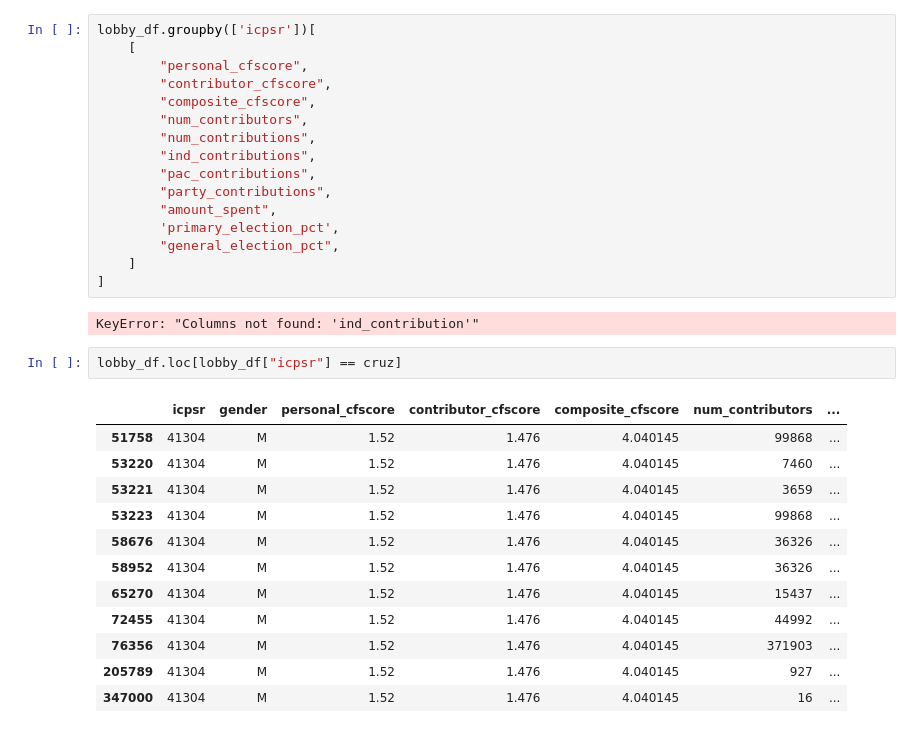
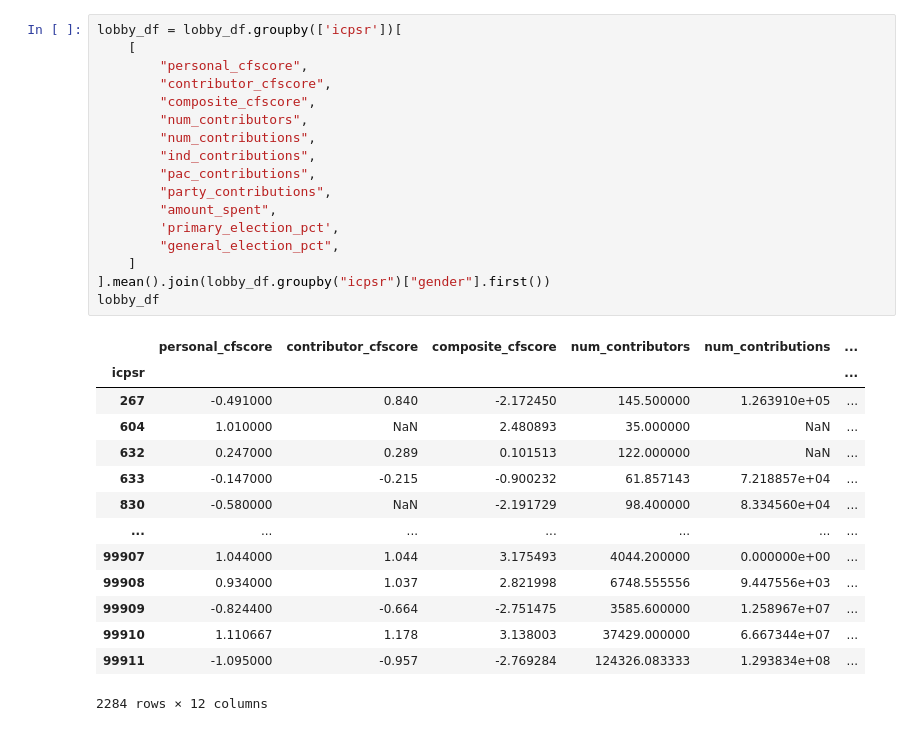
Before and after one commit to DeclanNelson178/stat5241_team_7, a Jupyter notebook: src/notebooks/donor.ipynb, the cells around one changed output. Cells and saved outputs as stored; diff of their text form.

```diff
--- a/src/notebooks/donor.ipynb
+++ b/src/notebooks/donor.ipynb
@@ -70,33 +87,32 @@ bernie, cruz
 # %%
-lobby_df.groupby(['icpsr'])[
+lobby_df = lobby_df.groupby(['icpsr'])[
     [
         "personal_cfscore",
         "contributor_cfscore",
         "composite_cfscore",
         "num_contributors",
         "num_contributions",
         "ind_contributions",
         "pac_contributions",
         "party_contributions",
         "amount_spent",
         'primary_election_pct',
         "general_election_pct",
     ]
-]
+].mean().join(lobby_df.groupby("icpsr")["gender"].first())
+lobby_df
 # %% [output]
+|  | personal_cfscore | contributor_cfscore | composite_cfscore | num_contributors | num_contributions | ... |
+| icpsr |  |  |  |  |  | ... |
+| 267 | -0.491000 | 0.840 | -2.172450 | 145.500000 | 1.263910e+05 | ... |
+| 604 | 1.010000 | NaN | 2.480893 | 35.000000 | NaN | ... |
+| 632 | 0.247000 | 0.289 | 0.101513 | 122.000000 | NaN | ... |
+| 633 | -0.147000 | -0.215 | -0.900232 | 61.857143 | 7.218857e+04 | ... |
+| 830 | -0.580000 | NaN | -2.191729 | 98.400000 | 8.334560e+04 | ... |
+| ... | ... | ... | ... | ... | ... | ... |
+| 99907 | 1.044000 | 1.044 | 3.175493 | 4044.200000 | 0.000000e+00 | ... |
+| 99908 | 0.934000 | 1.037 | 2.821998 | 6748.555556 | 9.447556e+03 | ... |
+| 99909 | -0.824400 | -0.664 | -2.751475 | 3585.600000 | 1.258967e+07 | ... |
+| 99910 | 1.110667 | 1.178 | 3.138003 | 37429.000000 | 6.667344e+07 | ... |
+| 99911 | -1.095000 | -0.957 | -2.769284 | 124326.083333 | 1.293834e+08 | ... |
-KeyError: "Columns not found: 'ind_contribution'"
+2284 rows × 12 columns
-# %%
-lobby_df.loc[lobby_df["icpsr"] == cruz]
-# %% [output]
-|  | icpsr | gender | personal_cfscore | contributor_cfscore | composite_cfscore | num_contributors | ... |
-| 51758 | 41304 | M | 1.52 | 1.476 | 4.040145 | 99868 | ... |
-| 53220 | 41304 | M | 1.52 | 1.476 | 4.040145 | 7460 | ... |
-| 53221 | 41304 | M | 1.52 | 1.476 | 4.040145 | 3659 | ... |
-| 53223 | 41304 | M | 1.52 | 1.476 | 4.040145 | 99868 | ... |
-| 58676 | 41304 | M | 1.52 | 1.476 | 4.040145 | 36326 | ... |
-| 58952 | 41304 | M | 1.52 | 1.476 | 4.040145 | 36326 | ... |
-| 65270 | 41304 | M | 1.52 | 1.476 | 4.040145 | 15437 | ... |
-| 72455 | 41304 | M | 1.52 | 1.476 | 4.040145 | 44992 | ... |
-| 76356 | 41304 | M | 1.52 | 1.476 | 4.040145 | 371903 | ... |
-| 205789 | 41304 | M | 1.52 | 1.476 | 4.040145 | 927 | ... |
-| 347000 | 41304 | M | 1.52 | 1.476 | 4.040145 | 16 | ... |
```
Also changed, not shown: parts of 3 cells of this notebook, 2 other files.
